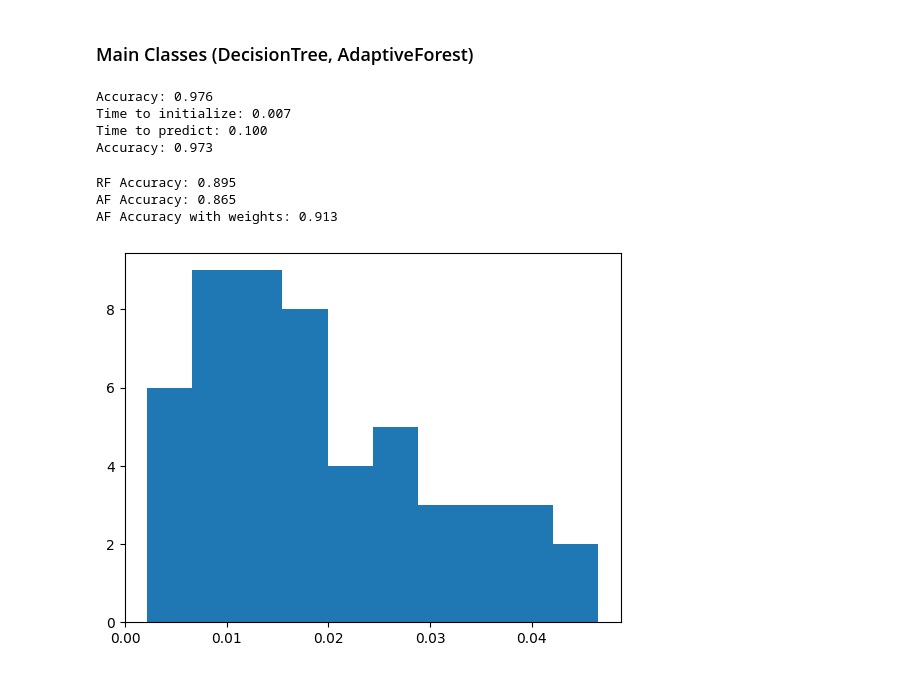
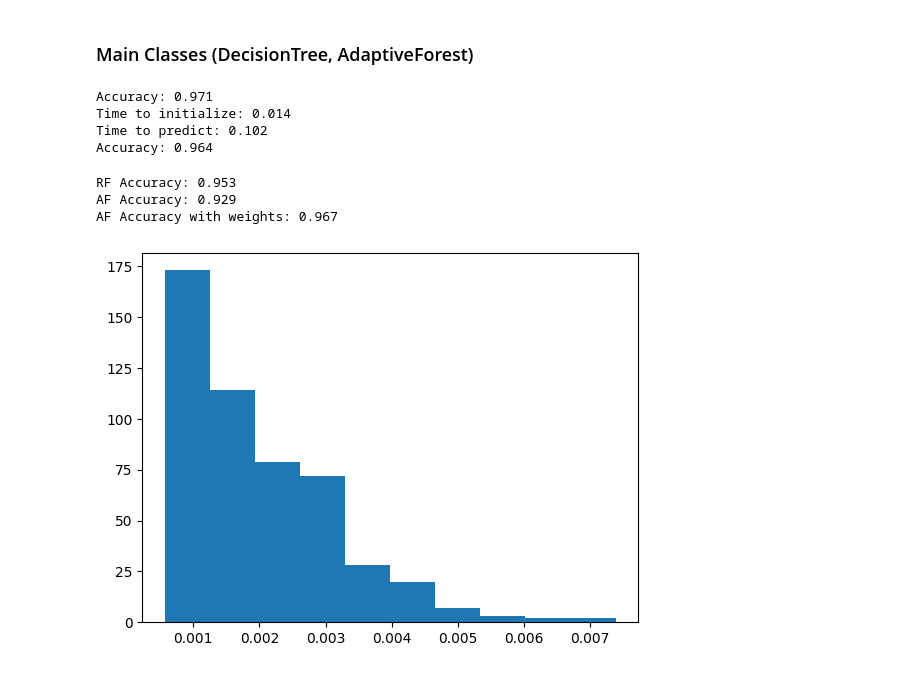
Before and after one commit to samlayton99/ML_and_Optimizaiton, a Jupyter notebook: AdaptiveLearning/cluster_sampling.ipynb, the cells around one changed output. Drawn from its saved outputs; the diff is of its cells as text; code cells hidden in the pictures.

Commit message:
edited cluster_sampling

```diff
--- a/AdaptiveLearning/cluster_sampling.ipynb
+++ b/AdaptiveLearning/cluster_sampling.ipynb
@@ -225,7 +215,7 @@ def find_best_split(data, tree_type, size_rand_subset, min_samples_leaf, is_nume
         return current_gain, Question(current_q[0], current_q[1], current_q[2])
 
 # Define a function that predicts a decision tree
-def predict_tree(sample, my_tree, predictions, joint_pdf):
+def predict_tree(sample, my_tree, predictions):
     """Predict the label for a sample given a pre-made decision tree
     Parameters:
         sample (ndarray): a single sample
@@ -235,12 +225,8 @@ def predict_tree(sample, my_tree, predictions, joint_pdf):
 
     # Base case if my_tree is a leaf
     if isinstance(my_tree, Leaf):
-        if joint_pdf:
-            # Gets the total weight of the leaf
-            predictions[:] = my_tree.get_train_size()
-        else:
-            # Gets the most common label of the leaf
-            predictions[:] = max(my_tree.prediction, key=my_tree.prediction.get)
+        # Gets the most common label of the leaf
+        predictions[:] = max(my_tree.prediction, key=my_tree.prediction.get)
         return predictions
 
     # Otherwise break it down into left and right branches
@@ -248,8 +234,8 @@ def predict_tree(sample, my_tree, predictions, joint_pdf):
     left, right = sample[bools], sample[~bools]
 
     # Recursively call predict_tree on the left and right branches to fill in the predictions array
-    predictions[bools] = predict_tree(left, my_tree.left, predictions[bools], joint_pdf)
-    predictions[~bools] = predict_tree(right, my_tree.right, predictions[~bools], joint_pdf)
+    predictions[bools] = predict_tree(left, my_tree.left, predictions[bools])
+    predictions[~bools] = predict_tree(right, my_tree.right, predictions[~bools])
     return predictions
 # %% [markdown]
 ### Main Classes (DecisionTree, AdaptiveForest)
@@ -322,7 +308,7 @@ class DecisionTree:
         self.tree = self.build_tree(self.data)
 
     # Define a method to predict the labels for a sample
-    def predict(self, sample, joint_pdf = False):
+    def predict(self, sample):
         """Predict the label for a sample
         Parameters:
             sample (ndarray): a single sample
@@ -334,7 +320,7 @@ class DecisionTree:
 
         # Initialize the predictions array and predict the label
         predictions = np.zeros(len(sample))
-        return predict_tree(sample, self.tree, predictions, joint_pdf)
+        return predict_tree(sample, self.tree, predictions)
 
 class AdaptiveForest:
     """ A random forest class that can be used for classification or regression.
@@ -473,7 +459,6 @@ class AdaptiveForest:
 
         # Save the number of trees, the weights, and initialize the trees
         self.n_trees = n_trees
-        self.weights = np.ones(self.n_trees) / self.n_trees
         self.trees = []
         self.data_weights = np.ones(self.data_size) / self.data_size
 
@@ -512,21 +497,16 @@ class AdaptiveForest:
         # oob_data = self.data[oob_indices]
         # self.oob_data.append(oob_data)
 
-    def predict(self, sample, weighted = False, labeled = False):
+    def predict(self, sample, labeled = False):
         """ Predict the label for a sample with the ensemble"""
         # Initialize the ensemble predictions and loop through the trees
         ensemble = np.zeros((len(sample),self.n_trees))
         for i in range(self.n_trees):
             ensemble[:,i] = self.trees[i].predict(sample)
 
-        # Determine the weights to use
-        weights = None
-        if weighted:
-            weights = self.weights
-
         # Get the predicted labels
         ensemble = ensemble.astype(int)
-        predicted = np.apply_along_axis(lambda x: np.argmax(np.bincount(x, minlength=np.max(ensemble)+1, weights=weights)), axis=1, arr=ensemble)
+        predicted = np.apply_along_axis(lambda x: np.argmax(np.bincount(x, minlength=np.max(ensemble)+1)), axis=1, arr=ensemble)
 
         # If the labels are not given, return the predicted labels
         if not labeled:
@@ -547,23 +527,14 @@ class AdaptiveForest:
         counts = np.bincount(closest, minlength=subset.shape[0]) + 1
         return counts / np.sum(counts)
 
-    def update_weights(self, sample):
+    def update_weights(self, sample, norm = 2):
         """ Update the weights of the trees
         Parameters:
             sample (ndarray): a sample of the data not including the label
         """
         # Get the leaf probabilities and update the weights
-        self.data_weights = self.cluster_probs(sample, self.data[:,:-1])
+        self.data_weights = self.cluster_probs(sample, self.data[:,:-1], norm)
 # %%
-# upload the small minst data set
-import numpy as np
-import pandas as pd
-import matplotlib.pyplot as plt
-from sklearn.datasets import load_digits
-from sklearn.model_selection import train_test_split
-from sklearn.ensemble import RandomForestClassifier
-from sklearn.metrics import accuracy_score, confusion_matrix, classification_report
-
 # load the data
 digits = load_digits()
 X = digits.data
@@ -573,7 +544,7 @@ y = digits.target
 X_train, X_test, y_train, y_test = train_test_split(X, y)
 
 # fit random forest classifier with 100 trees
-rf = RandomForestClassifier(n_estimators=100)
+rf = RF(n_estimators=100)
 rf.fit(X_train, y_train)
 
 # get predictions
@@ -599,9 +570,8 @@ af.fit()
 end = time.time()
 
 
-
 start = time.time()
-y_pred = af.predict(X_test, weighted=True)
+y_pred = af.predict(X_test)
 end = time.time()
 print('Time to predict: {:.3f}'.format(end-start))
 
@@ -610,10 +580,10 @@ print('Accuracy: {:.3f}'.format(accuracy))
 cm = confusion_matrix(y_test, y_pred)
 #display(cm)
 # %% [output]
-Accuracy: 0.976
-Time to initialize: 0.007
-Time to predict: 0.100
-Accuracy: 0.973
+Accuracy: 0.971
+Time to initialize: 0.014
+Time to predict: 0.102
+Accuracy: 0.964
 # %%
 def bias_digits(digits,biased_digits,sizes, sample_size=300):
     """
@@ -686,11 +656,11 @@ def bias_digits(digits,biased_digits,sizes, sample_size=300):
     unbiased_indices = sample_from_counts(remaining_digits, unbiased_draw_size)
     return biased_indices, unbiased_indices
 # %%
-bias,unbias = bias_digits(y,np.array([6,5,7,1]),np.array([.5,2,1.7,.2]), sample_size=300)
+bias,unbias = bias_digits(y,np.array([0]),np.array([.1]), sample_size=500)
 x_train,x_test,y_train,y_test = X[bias],X[unbias],y[bias],y[unbias]
 
 # fit random forest classifier with 100 trees
-rf = RandomForestClassifier(n_estimators=100)
+rf = RF(n_estimators=100)
 rf.fit(x_train, y_train)
 
 # get predictions
@@ -703,7 +673,7 @@ print('RF Accuracy: {:.3f}'.format(accuracy))
 # repeat for adaptive forest
 af = AdaptiveForest(x_train, y_train, n_trees=100, min_samples_leaf=1, max_depth=None)
 af.fit()
-y_pred = af.predict(x_test, weighted=True)
+y_pred = af.predict(x_test)
 accuracy = accuracy_score(y_test, y_pred)
 print('AF Accuracy: {:.3f}'.format(accuracy))
 
@@ -714,13 +684,11 @@ y_pred = af.predict(x_test)
 accuracy = accuracy_score(y_test, y_pred)
 print('AF Accuracy with weights: {:.3f}'.format(accuracy))
 # %% [output]
-RF Accuracy: 0.895
-AF Accuracy: 0.865
-AF Accuracy with weights: 0.913
+RF Accuracy: 0.953
+AF Accuracy: 0.929
+AF Accuracy with weights: 0.967
 # %%
-updater = X
-af.update_weights(updater)
 plt.hist(af.data_weights)
 plt.show()
 # %% [output]
-[figure, old version]
+[figure, new version]
```
Also changed, not shown: parts of 3 cells of this notebook.
